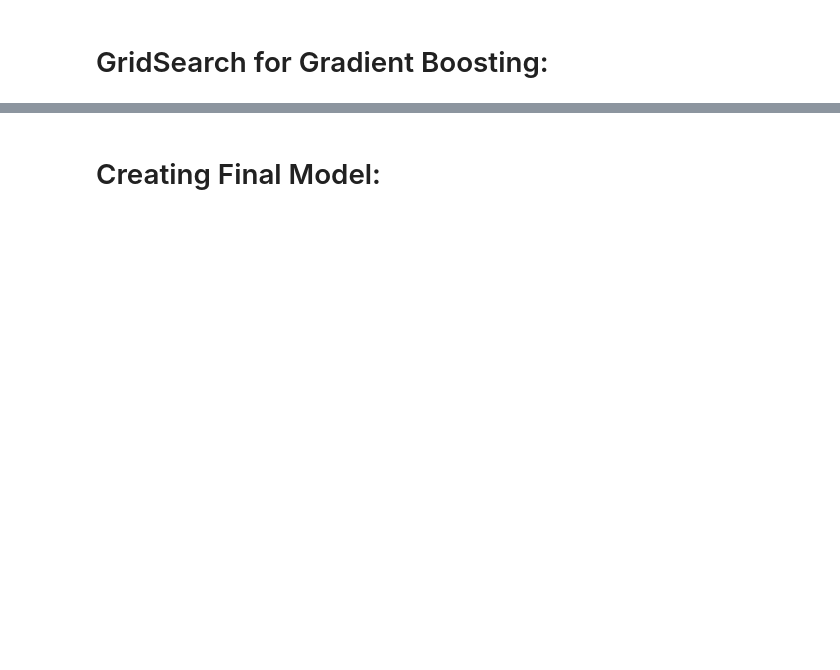
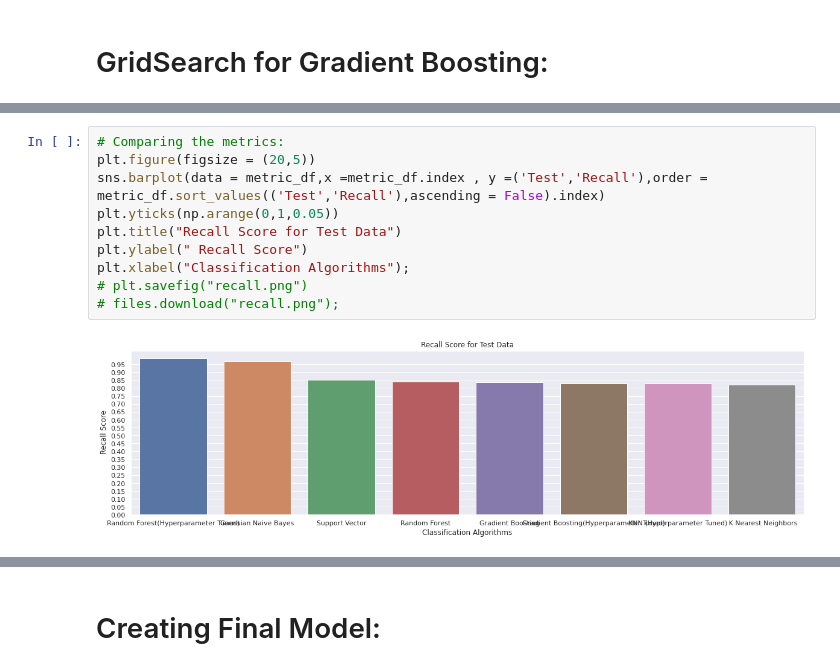
Before and after one commit to manisha-dhanuka/Supervised-Classification, a Jupyter notebook: Android_Authenticity_Prediction.ipynb, the cells around one changed output, grey strips where cells are left out. Saved outputs shown, nothing was run; the diff lists cells and outputs as text; blank space fills up the shorter version.

```diff
--- a/Android_Authenticity_Prediction.ipynb
+++ b/Android_Authenticity_Prediction.ipynb
@@ -1286,0 +1236,12 @@ plot_confusion_matrix(classifier2, X_test, y_test)
+# %%
+# Comparing the metrics:
+plt.figure(figsize = (20,5))
+sns.barplot(data = metric_df,x =metric_df.index , y =('Test','Recall'),order = metric_df.sort_values(('Test','Recall'),ascending = False).index)
+plt.yticks(np.arange(0,1,0.05))
+plt.title("Recall Score for Test Data")
+plt.ylabel(" Recall Score")
+plt.xlabel("Classification Algorithms");
+# plt.savefig("recall.png")
+# files.download("recall.png");
+# %% [output]
+[figure, added]
```
Also changed, not shown: parts of 56 cells of this notebook.
